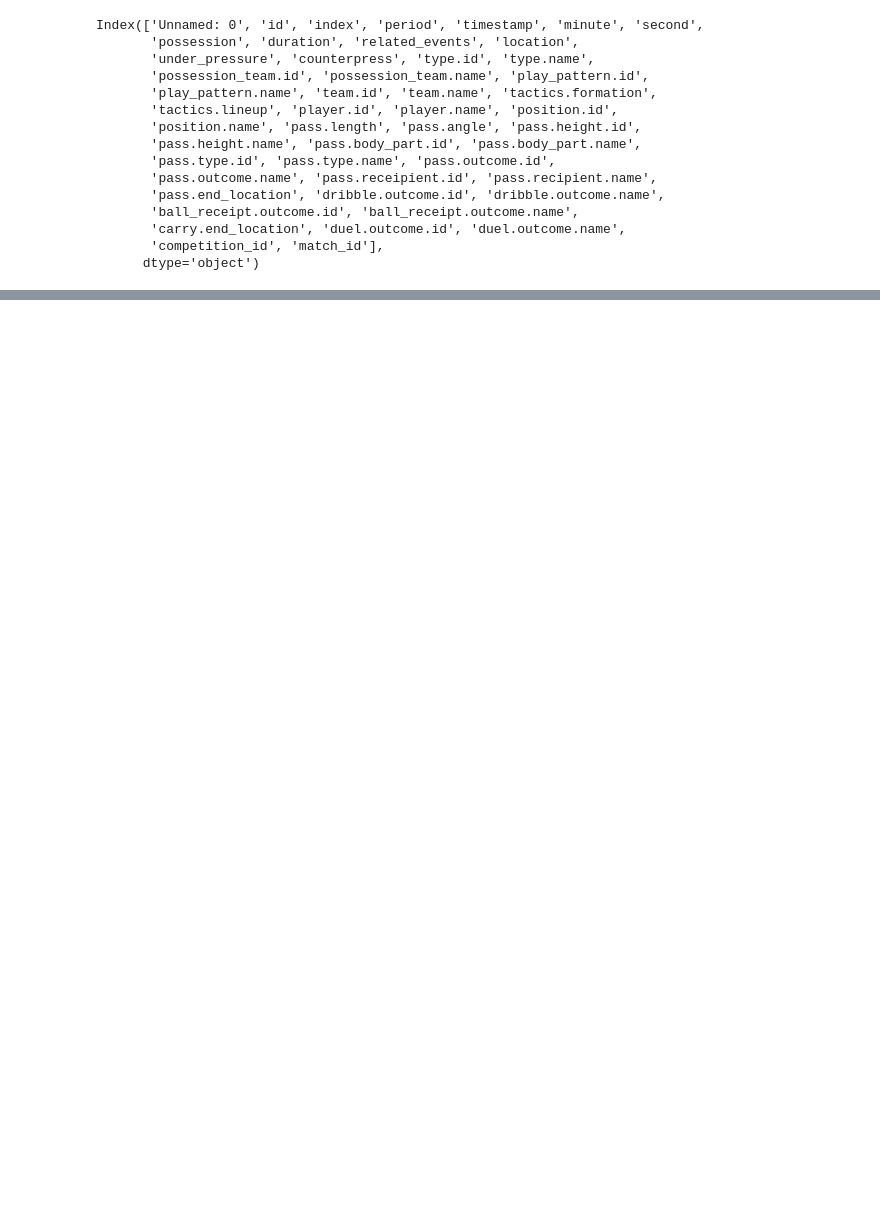
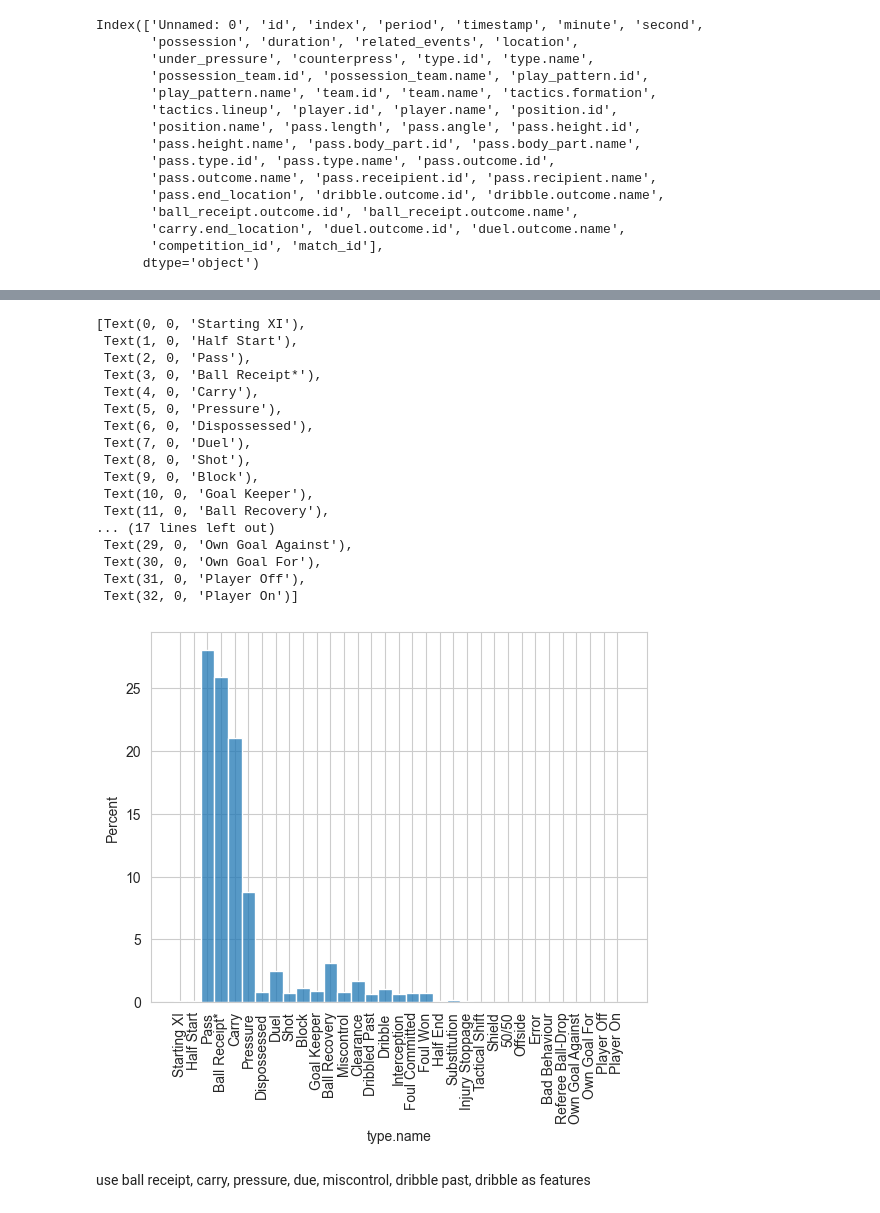
Before and after one commit to conormalone/swish, a Jupyter notebook: data_transform.ipynb, the cells around one changed output, grey strips where cells are left out. Saved outputs shown, nothing was run; the diff lists cells and outputs as text; code cells hidden in the pictures; blank space fills up the shorter version.

```diff
--- a/data_transform.ipynb
+++ b/data_transform.ipynb
@@ -42,0 +54,24 @@ Index(['Unnamed: 0', 'id', 'index', 'period', 'timestamp', 'minute', 'second',
+# %%
+hist = sns.histplot(data=data, x="type.name", stat="percent")
+hist.set_xticklabels(hist.get_xticklabels(), rotation=90)
+# %% [output]
+[Text(0, 0, 'Starting XI'),
+ Text(1, 0, 'Half Start'),
+ Text(2, 0, 'Pass'),
+ Text(3, 0, 'Ball Receipt*'),
+ Text(4, 0, 'Carry'),
+ Text(5, 0, 'Pressure'),
+ Text(6, 0, 'Dispossessed'),
+ Text(7, 0, 'Duel'),
+ Text(8, 0, 'Shot'),
+ Text(9, 0, 'Block'),
+ Text(10, 0, 'Goal Keeper'),
+ Text(11, 0, 'Ball Recovery'),
+... (17 lines left out)
+ Text(29, 0, 'Own Goal Against'),
+ Text(30, 0, 'Own Goal For'),
+ Text(31, 0, 'Player Off'),
+ Text(32, 0, 'Player On')]
+[figure, added]
+# %% [markdown]
+use ball receipt, carry, pressure, due, miscontrol, dribble past, dribble as features
```
Also changed, not shown: parts of 14 cells of this notebook.
